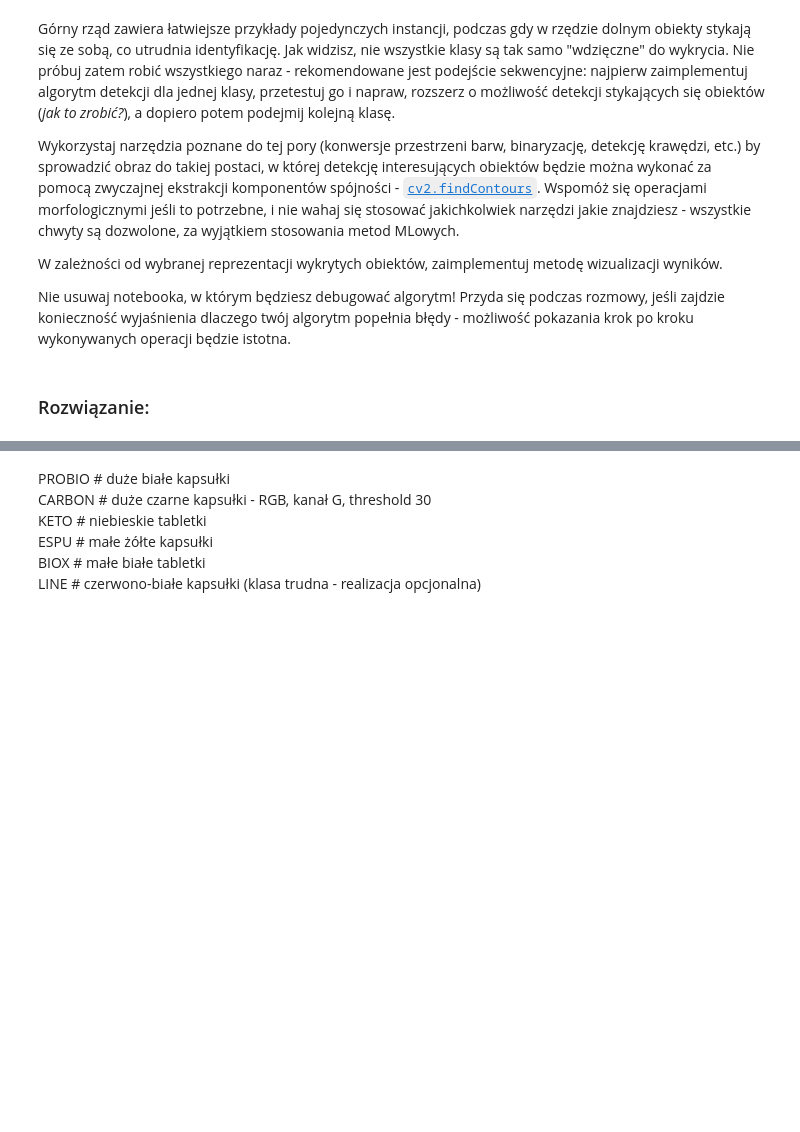
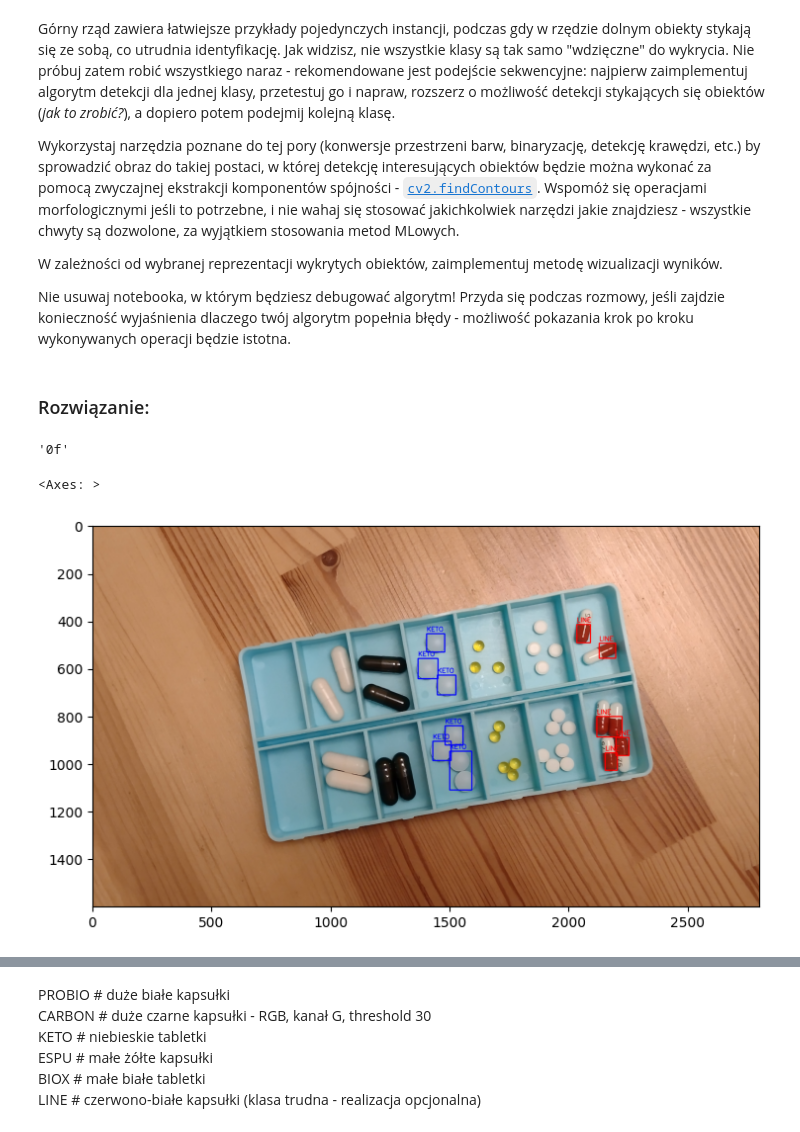
Before and after one commit to WitoldFracek/AiPOiV, a Jupyter notebook: Lab5/Lab5_zadanie.ipynb, the cells around one changed output, grey strips where cells are left out. Saved outputs shown, nothing was run; the diff lists cells and outputs as text; code cells hidden in the pictures; blank space fills up the shorter version.

```diff
--- a/Lab5/Lab5_zadanie.ipynb
+++ b/Lab5/Lab5_zadanie.ipynb
@@ -105,0 +52,4 @@ class PillDetector:
+# %%
+f'{15:02x}'
+# %% [output]
+'0f'
@@ -106,3 +166,14 @@ class PillDetector:
+# %%
+src = cv2.imread('calib.png')
+# src = cv2.imread('test_line.png')
+# src = cv2.imread('test.png')
+fig, ax = plt.subplots(figsize=(15, 5))
+detector = PillDetector(input_color_space='BGR')
+data = detector.detect(src)
+detector.bbshow(detector.to_rgb(src), data, ax)
+# %% [output]
+<Axes: >
+[figure, added]
 # %%
 from matplotlib import patches
 
```
Also changed, not shown: parts of 4 cells of this notebook, 1 other file.
